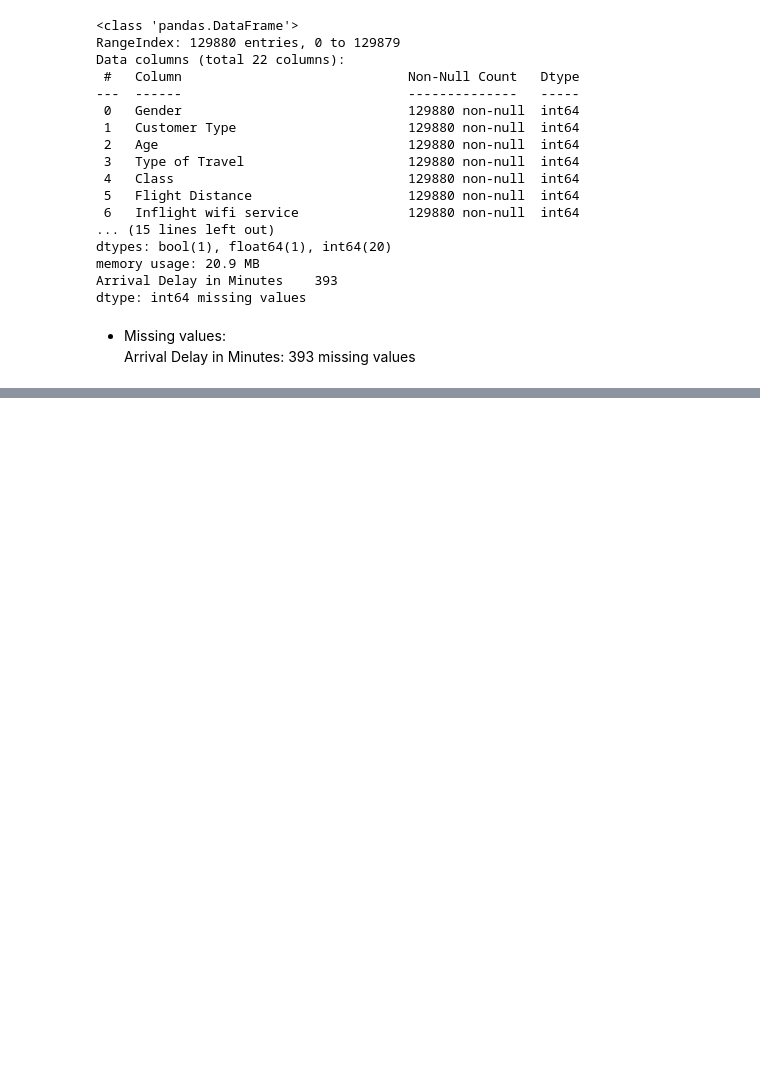
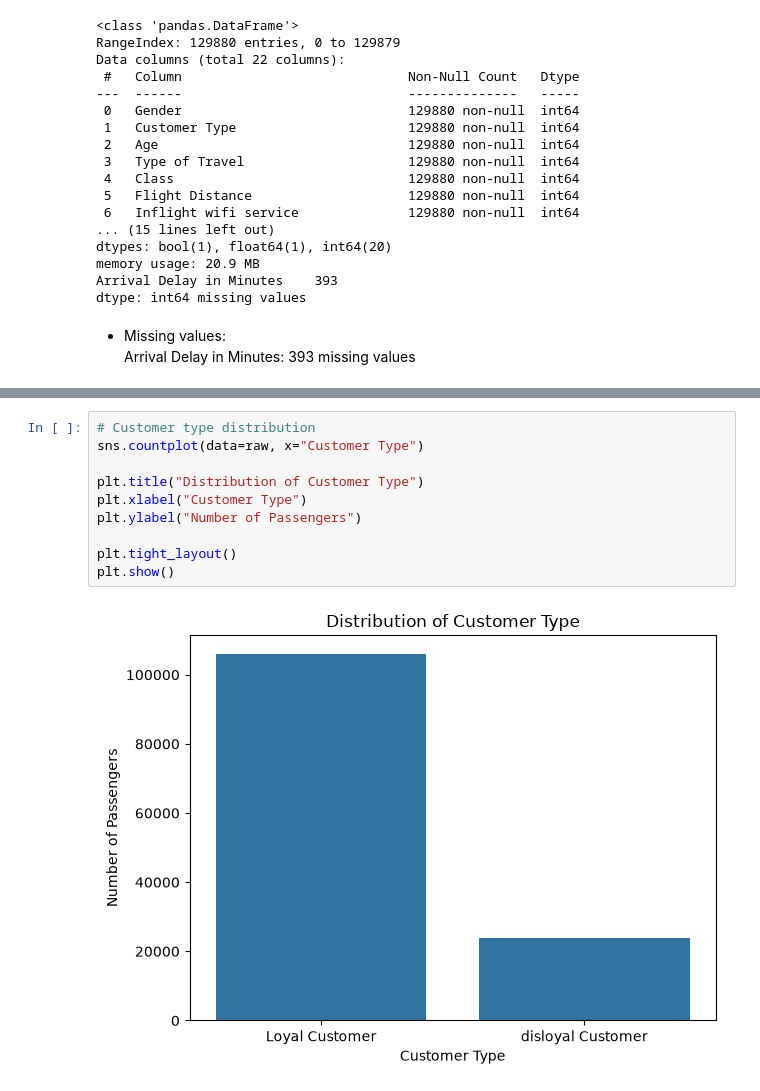
Before and after one commit to PaulNjinu254/Airline_Satisfaction_Prediction_Project, a Jupyter notebook: Airline_Satisfaction_Prediction.ipynb, the cells around one changed output, grey strips where cells are left out. Cells and saved outputs as stored; diff of their text form; blank space fills up the shorter version.

```diff
--- a/Airline_Satisfaction_Prediction.ipynb
+++ b/Airline_Satisfaction_Prediction.ipynb
@@ -191,0 +270,12 @@ Arrival Delay in Minutes: 393 missing values
+# %%
+# Customer type distribution
+sns.countplot(data=raw, x="Customer Type")
+
+plt.title("Distribution of Customer Type")
+plt.xlabel("Customer Type")
+plt.ylabel("Number of Passengers")
+
+plt.tight_layout()
+plt.show()
+# %% [output]
+[figure, added]
```
Also changed, not shown: parts of 31 cells of this notebook.
